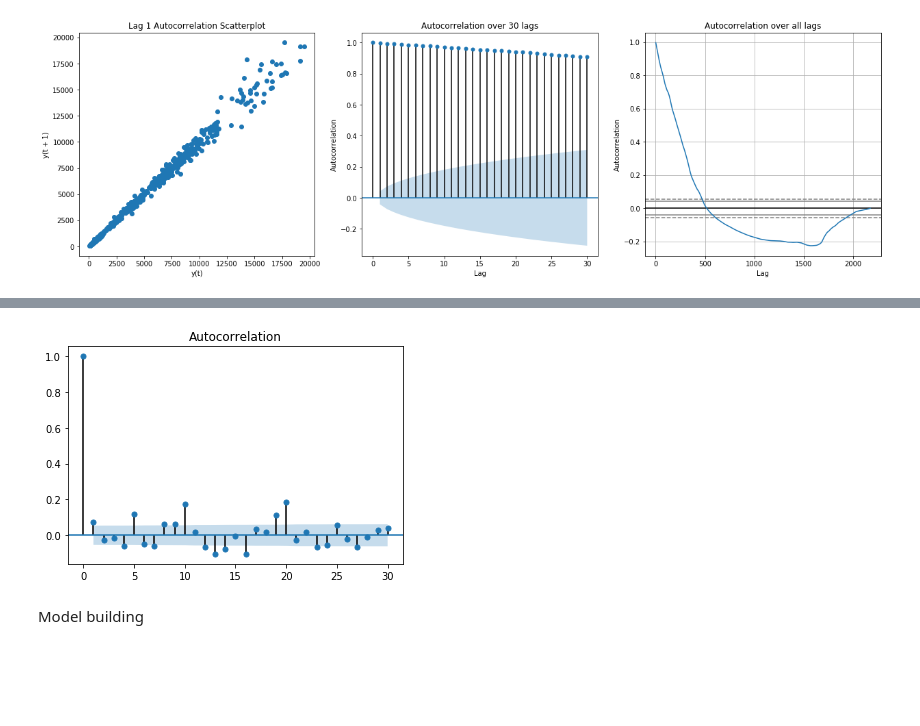
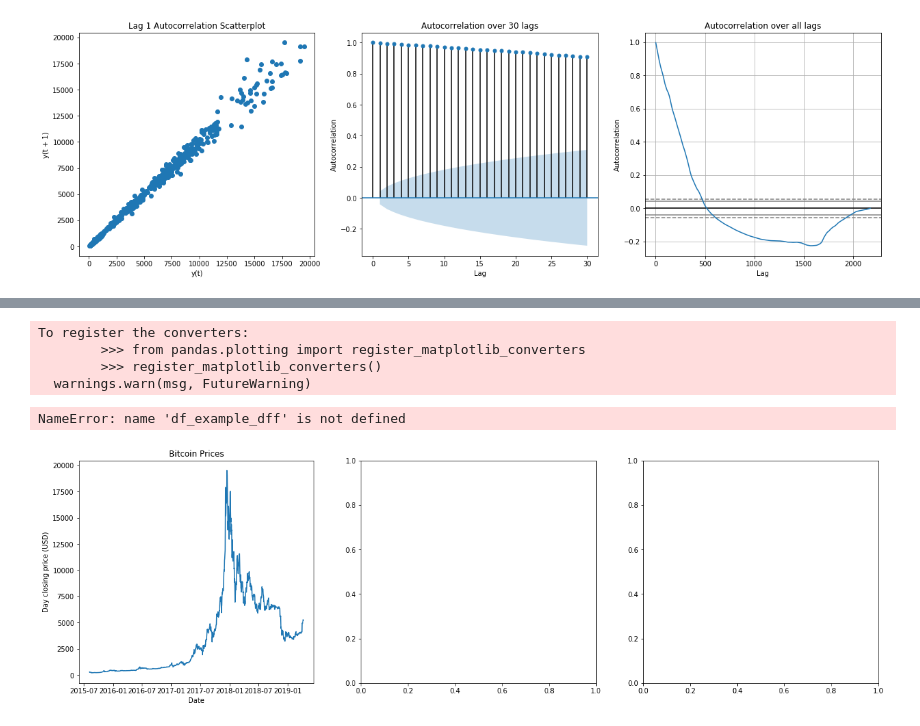
Before and after one commit to alexgoldsmith/coinbot, a Jupyter notebook: crypto_notebook.ipynb, the cells around one changed output, grey strips where cells are left out. Cells and saved outputs as stored; diff of their text form; code cells hidden in the pictures; blank space fills up the shorter version.

```diff
--- a/crypto_notebook.ipynb
+++ b/crypto_notebook.ipynb
@@ -140,7 +135,0 @@ Text(0.5, 1.0, 'Bitcoin and Ethereum prices')
-# %%
-#Take first differences
-df_example_diff =  df_example.diff()
-df_example_dff = df_example_diff.dropna()
-ax = df_example_diff.plot()
-ax.set_ylabel('Price Change From Previous Day (USD)')
-ax.set_title('Bitcoin and Ethereum prices')
@@ -150,6 +136,27 @@ Text(0.5, 1.0, 'Bitcoin and Ethereum prices')
-# %%
-ax = plot_acf(df_example_dff.BTC, lags = 30)
-# %% [output]
-[figure, removed]
-# %% [markdown]
-Model building
+# %%
+#Take first differences
+df_example_diff = df_example.diff()
+df_example_diff = df_example_diff.dropna()
+
+#Plot values
+fig, ax = plt.subplots(1,3, figsize = (21,6))
+ax[0].plot(df_example['BTC'])
+ax[0].set_title('Bitcoin Prices')
+ax[0].set_ylabel('Day closing price (USD)')
+ax[0].set_xlabel('Date')
+ax[1].plot(df_example_dff['BTC'])
+ax[1].set_title('Bitcoin Price Changes from Previous Day')
+ax[1].set_ylabel('Day closing price (USD)')
+ax[1].set_xlabel('Date')
+plot_acf(df_example_dff.BTC, lags = 30, ax = ax[2])
+ax[2].set_title('Autocorrelation of First Differences')
+ax[2].set_ylabel('Autocorrelation')
+ax[2].set_xlabel('Lag')
+plt.show()
+# %% [output]
+To register the converters:
+        >>> from pandas.plotting import register_matplotlib_converters
+        >>> register_matplotlib_converters()
+  warnings.warn(msg, FutureWarning)
+NameError: name 'df_example_dff' is not defined
+[figure, added]
```
Also changed, not shown: parts of 11 cells of this notebook, 2 other files.
